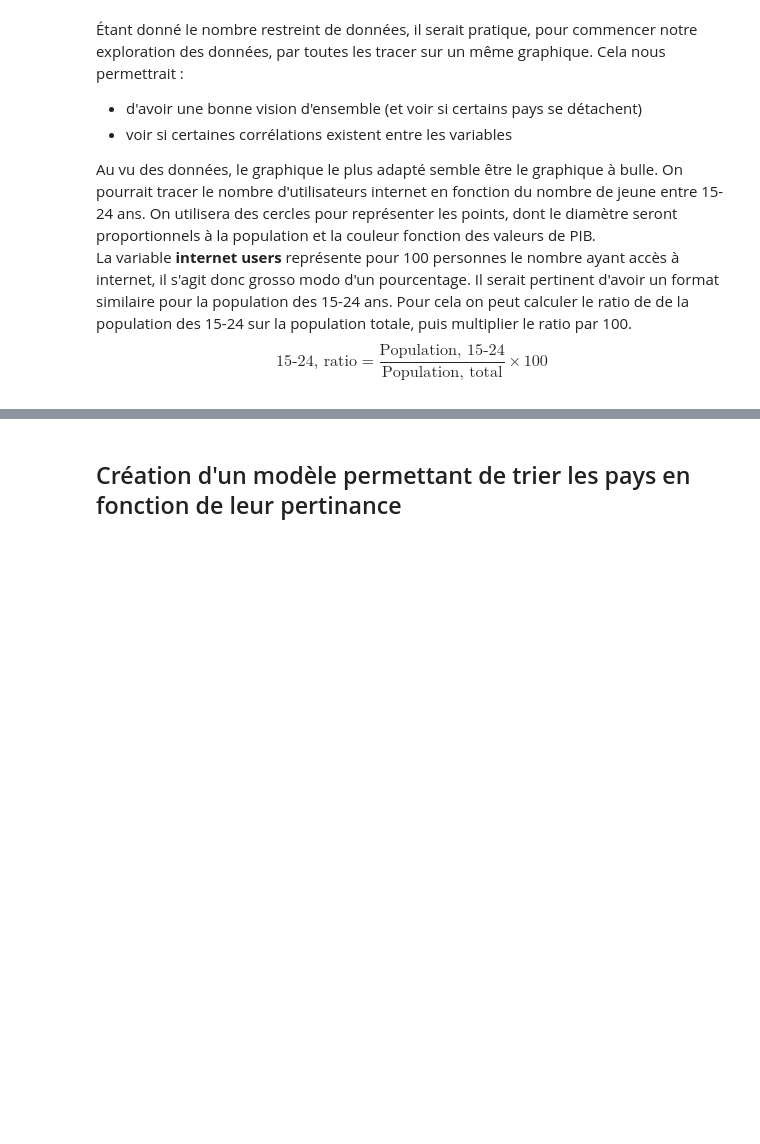
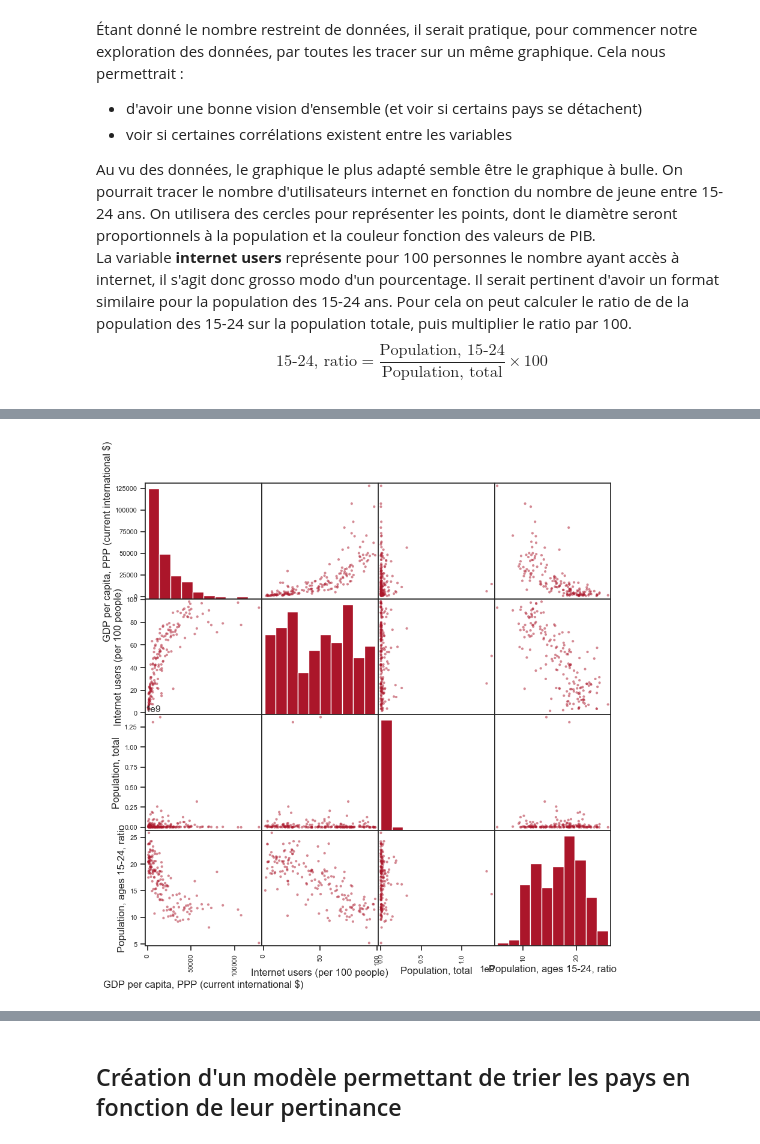
Before and after one commit to Pierre-Eloi/OC_DS_Project2, a Jupyter notebook: Project_2.ipynb, the cells around one changed output, grey strips where cells are left out. Drawn from its saved outputs; the diff is of its cells as text; code cells hidden in the pictures; blank space fills up the shorter version.

```diff
--- a/Project_2.ipynb
+++ b/Project_2.ipynb
@@ -240,0 +327,7 @@ On constate que
+# %%
+attributes = data.columns.to_list()
+attributes = attributes[3: 5] + attributes [6:]
+pd.plotting.scatter_matrix(data[attributes], figsize=(10, 10))
+plt.show()
+# %% [output]
+[figure, added]
```
Also changed, not shown: parts of 38 cells of this notebook, 1 other file.
